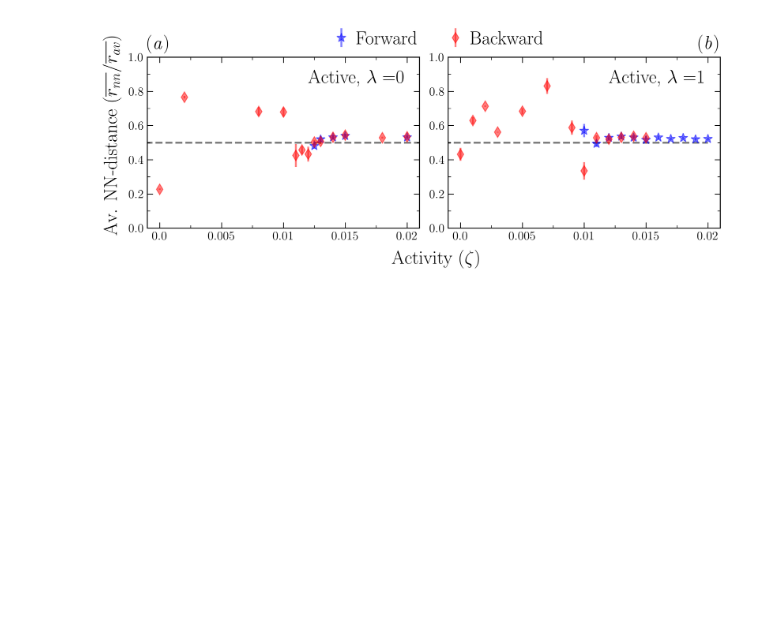
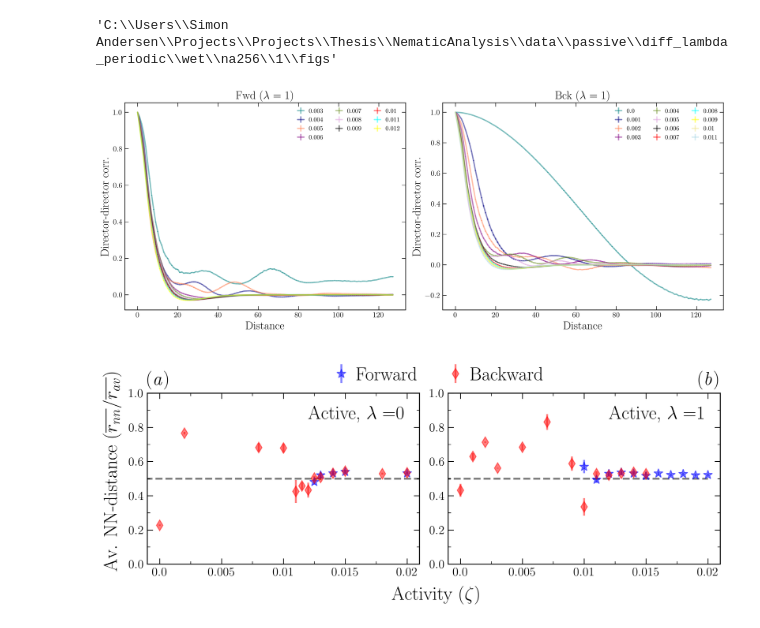
Before and after one commit to simonguld/Thesis, a Jupyter notebook: NematicAnalysis/nematic_passive_figs.ipynb, the cells around one changed output. Saved outputs shown, nothing was run; the diff lists cells and outputs as text; code cells hidden in the pictures; blank space fills up the shorter version.

```diff
--- a/NematicAnalysis/nematic_passive_figs.ipynb
+++ b/NematicAnalysis/nematic_passive_figs.ipynb
@@ -513,3 +577,43 @@ for lambda_val in lambda_list:
+# %%
+fig_path
+# %% [output]
+'C:\\Users\\Simon Andersen\\Projects\\Projects\\Thesis\\NematicAnalysis\\data\\passive\\diff_lambda_periodic\\wet\\na256\\1\\figs'
+# %%
+width=14
+
+if mode == 'wet':
+    for k, lambda_val in enumerate([1]):
+        fig, ax = plt.subplots(ncols = 2, figsize=(width,width/2.5), dpi=420)
+        #lambda_val = lambda_list[j]
+
+        out_path_all = f'C:\\Users\\Simon Andersen\\Projects\\Projects\\Thesis\\NematicAnalysis\\data\\passive\\{folder_name}\{mode}\\na{LX}'
+        out_path_main = os.path.join(out_path_all, f'{lambda_val}')
+        out_path_fwd = os.path.join(out_path_main, 'fwd')
+        out_path_bck = os.path.join(out_path_main, 'bck')
+        fig_path = os.path.join(out_path_main, 'figs')
+
+        act_bck = np.load(os.path.join(out_path_bck, 'act_bck.npy'))
+        act_fwd = np.load(os.path.join(out_path_fwd, 'act_fwd.npy'))
+        rdf_arr_fwd_av = np.load(os.path.join(out_path_fwd, 'rdf_arr_av.npy'))
+        rdf_arr_bck_av = np.load(os.path.join(out_path_bck, 'rdf_arr_av.npy'))
+
+        for i in range(len(act_fwd)):
+            ax[0].errorbar(rvals_fwd, rdf_arr_fwd_av[i,0,:], yerr=rdf_arr_fwd_av[i,1,:], label = f'{act_fwd[i]}', alpha = .5)
+        for i in range(len(act_bck)):
+            ax[1].errorbar(rvals_bck, rdf_arr_bck_av[i,0,:], yerr=rdf_arr_bck_av[i,1,:], label = f'{act_bck[i]}', alpha = .5)
+        for j in range(2):
+            ax[j].set_ylabel('Director-director corr.')
+            ax[j].set_xlabel('Distance')
+            ax[j].legend(fontsize=10, handlelength=1,ncol=3)
+
+        ax[0].set_title(f'Fwd ($\lambda$ = {lambda_val})')
+        ax[1].set_title(f'Bck ($\lambda$ = {lambda_val})')
+
+        fig.tight_layout()
+        fig.savefig(os.path.join(fig_path, f'rdf_arr_fwd_bck_av_{mode}_{lambda_val}.png'), bbox_inches='tight', dpi=420, pad_inches=0.1)
+       # plt.close(fig)
+# %% [output]
+[figure, added]
 # %%
 if mode == 'dry':
     fig, ax = plot_order_param(order_param_arr_fwd, act_fwd, Nframes, ninfo, \
```
Also changed, not shown: parts of 11 cells of this notebook, 1 other file.
